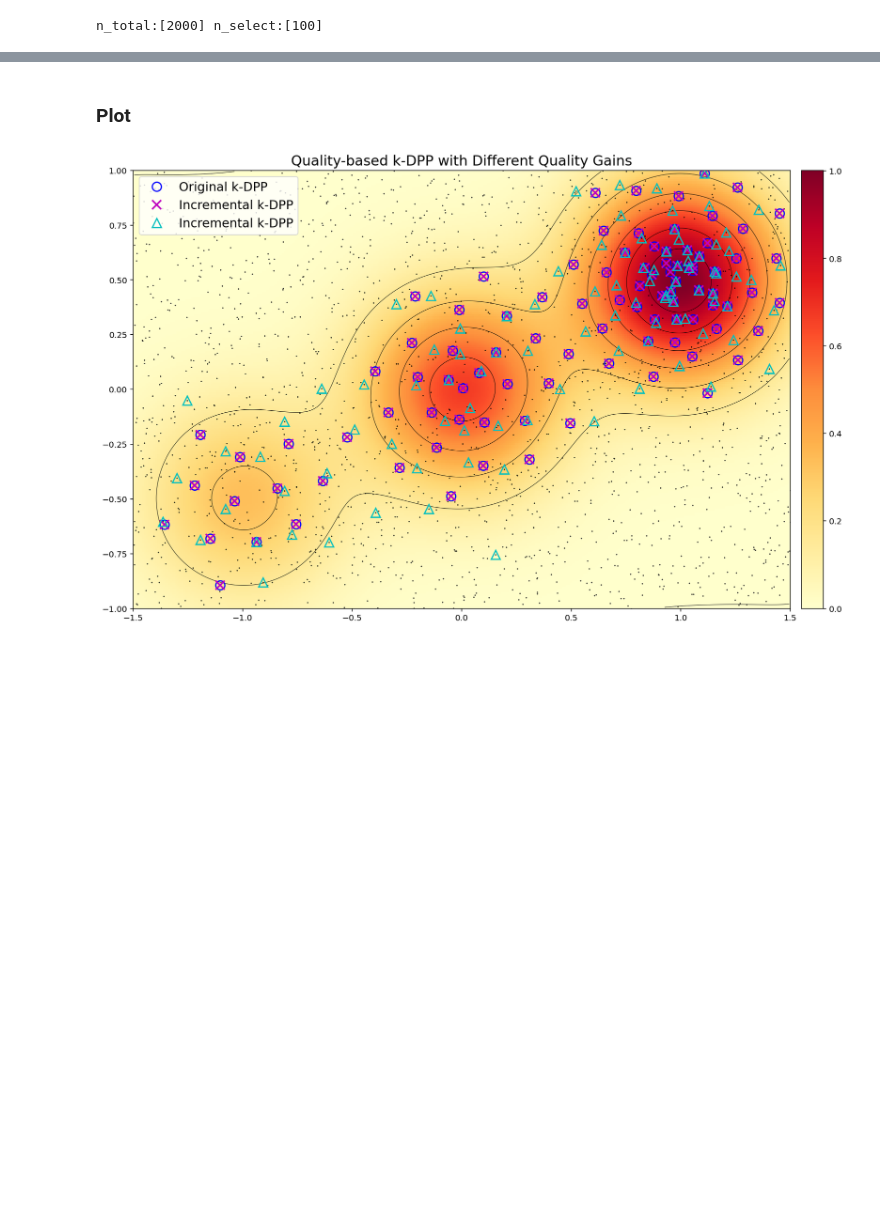
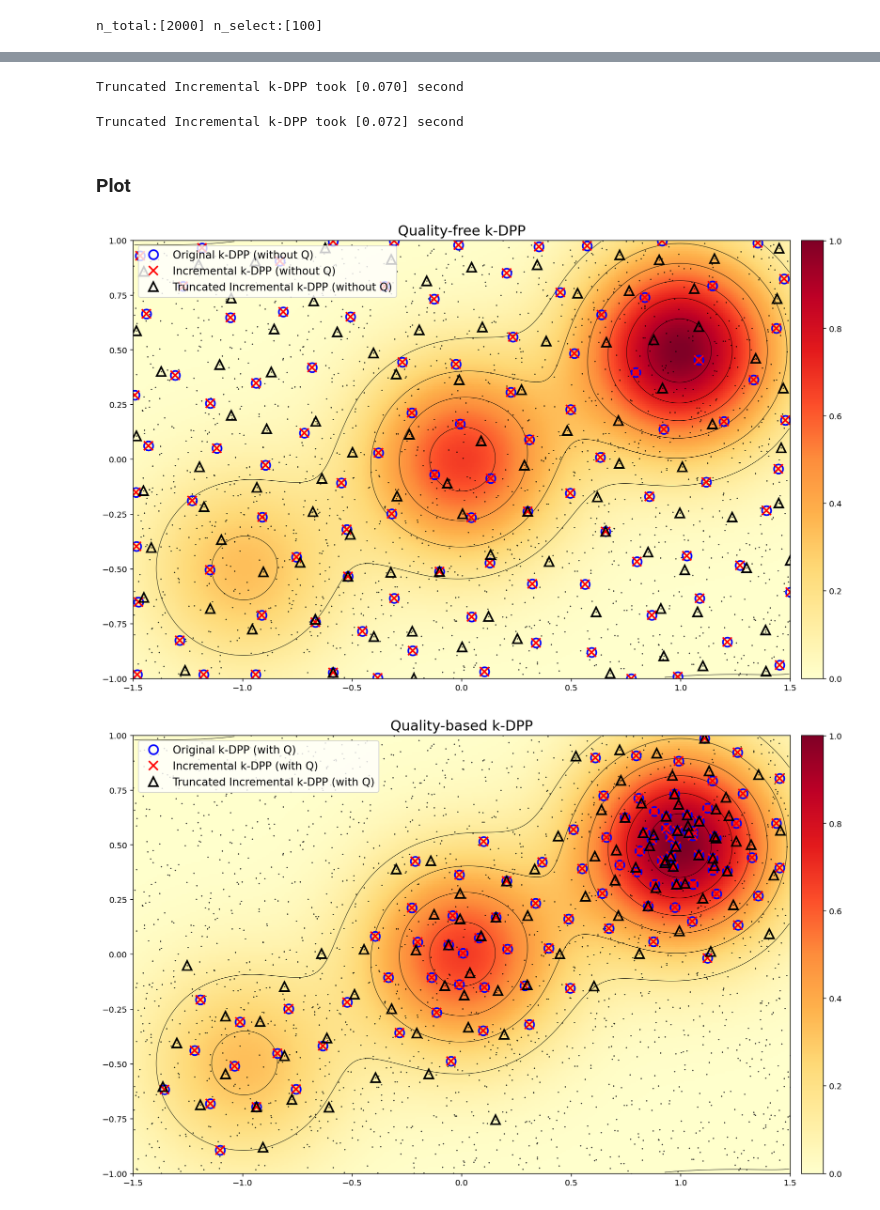
Before and after one commit to sjchoi86/gentle-dpp, a Jupyter notebook: code/demo_tikdpp.ipynb, the cells around one changed output, grey strips where cells are left out. Saved outputs shown, nothing was run; the diff lists cells and outputs as text; code cells hidden in the pictures; blank space fills up the shorter version.

```diff
--- a/code/demo_tikdpp.ipynb
+++ b/code/demo_tikdpp.ipynb
@@ -322,27 +77,81 @@ Truncated Incremental k-DPP took [0.062] second
+# %%
+# Truncated Incremental k-DPP (without Q)
+np.random.seed(seed=0)
+tic = datetime.now()
+xs_tikdpp_woq,idxs_tikdpp_woq = ikdpp(
+    xs_total = xs_total,
+    qs_total = None,
+    n_select = n_select,
+    n_trunc  = 20,
+    hyp      = hyp)
+toc_tikdpp_woq = (datetime.now()-tic).total_seconds()
+print ("Truncated Incremental k-DPP took [%.3f] second"%(toc_tikdpp_woq))
+# %% [output]
+Truncated Incremental k-DPP took [0.070] second
+# %%
+# Truncated Incremental k-DPP (with Q)
+np.random.seed(seed=0)
+tic = datetime.now()
+xs_tikdpp_wq,idxs_tikdpp_wq = ikdpp(
+    xs_total = xs_total,
+    qs_total = qs_total,
+    n_select = n_select,
+    n_trunc  = 20,
+    hyp      = hyp)
+toc_tikdpp_wq = (datetime.now()-tic).total_seconds()
+print ("Truncated Incremental k-DPP took [%.3f] second"%(toc_tikdpp_wq))
+# %% [output]
+Truncated Incremental k-DPP took [0.072] second
 # %% [markdown]
 ### Plot
 # %%
 plt.figure(figsize = (15,10))
 plt.rcParams.update({'font.size':10})
 im = plt.imshow(X      = QM.Q,
                 extent = QM.axis_info,
                 cmap   = 'YlOrRd',
                 origin = 'lower')
 plt.contour(QM.Q,
             extent     = QM.axis_info,
             origin     = 'lower',
             colors     = 'k',
             linewidths = 1/2)
 plt.plot(xs_total[:,0],xs_total[:,1],'.',mfc='none',mec='k',ms=1,lw=1/2)
-plt.plot(xs_kdpp[:,0],xs_kdpp[:,1],'o',ms=11,mfc='None',mec='b',
-         markeredgewidth=1.5,label='Original k-DPP')
-plt.plot(xs_ikdpp[:,0],xs_ikdpp[:,1],'x',ms=11,mfc='None',mec='m',
-         markeredgewidth=2.0,label='Incremental k-DPP')
-plt.plot(xs_tikdpp[:,0],xs_tikdpp[:,1],'^',ms=11,mfc='None',mec='c',
-         markeredgewidth=1.5,label='Incremental k-DPP')
-plt.title("Quality-based k-DPP with Different Quality Gains",fontsize=17)
-plt.legend(fontsize=15,loc='upper left')
+plt.plot(xs_kdpp_woq[:,0],xs_kdpp_woq[:,1],'o',ms=11,mfc='None',mec='b',
+         markeredgewidth=2.0,label='Original k-DPP (without Q)')
+plt.plot(xs_ikdpp_woq[:,0],xs_ikdpp_woq[:,1],'x',ms=11,mfc='None',mec='r',
+         markeredgewidth=2.0,label='Incremental k-DPP (without Q)')
+plt.plot(xs_tikdpp_woq[:,0],xs_tikdpp_woq[:,1],'^',ms=11,mfc='None',mec='k',
+         markeredgewidth=2.0,label='Truncated Incremental k-DPP (without Q)')
+plt.title("Quality-free k-DPP",fontsize=17)
+plt.legend(fontsize=13,loc='upper left')
 add_colorbar(im); plt.axis(QM.axis_info); plt.axis('equal');
 plt.show()
+
+
+
+plt.figure(figsize = (15,10))
+plt.rcParams.update({'font.size':10})
+im = plt.imshow(X      = QM.Q,
+                extent = QM.axis_info,
+                cmap   = 'YlOrRd',
+                origin = 'lower')
+plt.contour(QM.Q,
+            extent     = QM.axis_info,
+            origin     = 'lower',
+            colors     = 'k',
+            linewidths = 1/2)
+plt.plot(xs_total[:,0],xs_total[:,1],'.',mfc='none',mec='k',ms=1,lw=1/2)
+plt.plot(xs_kdpp_wq[:,0],xs_kdpp_wq[:,1],'o',ms=11,mfc='None',mec='b',
+         markeredgewidth=2.0,label='Original k-DPP (with Q)')
+plt.plot(xs_ikdpp_wq[:,0],xs_ikdpp_wq[:,1],'x',ms=11,mfc='None',mec='r',
+         markeredgewidth=2.0,label='Incremental k-DPP (with Q)')
+plt.plot(xs_tikdpp_wq[:,0],xs_tikdpp_wq[:,1],'^',ms=11,mfc='None',mec='k',
+         markeredgewidth=2.0,label='Truncated Incremental k-DPP (with Q)')
+plt.title("Quality-based k-DPP",fontsize=17)
+plt.legend(fontsize=13,loc='upper left')
+add_colorbar(im); plt.axis(QM.axis_info); plt.axis('equal');
+plt.show()
 # %% [output]
-[figure, old version]
+[figure, new version]
+[figure, added]
```
Also changed, not shown: parts of 9 cells of this notebook, 1 other file.
